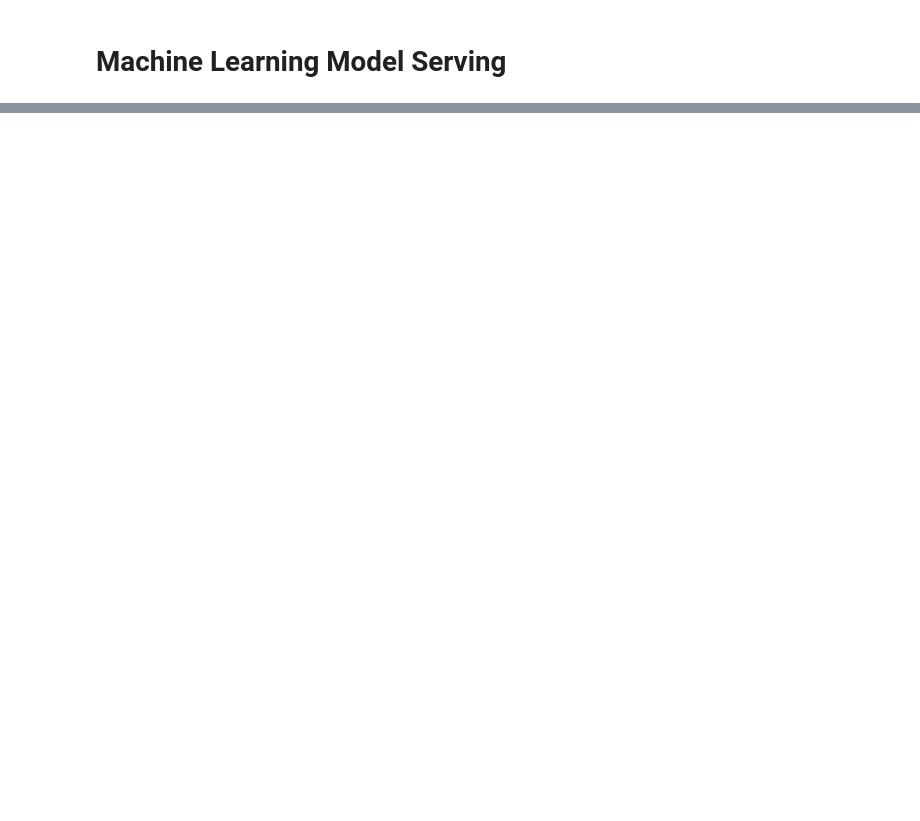
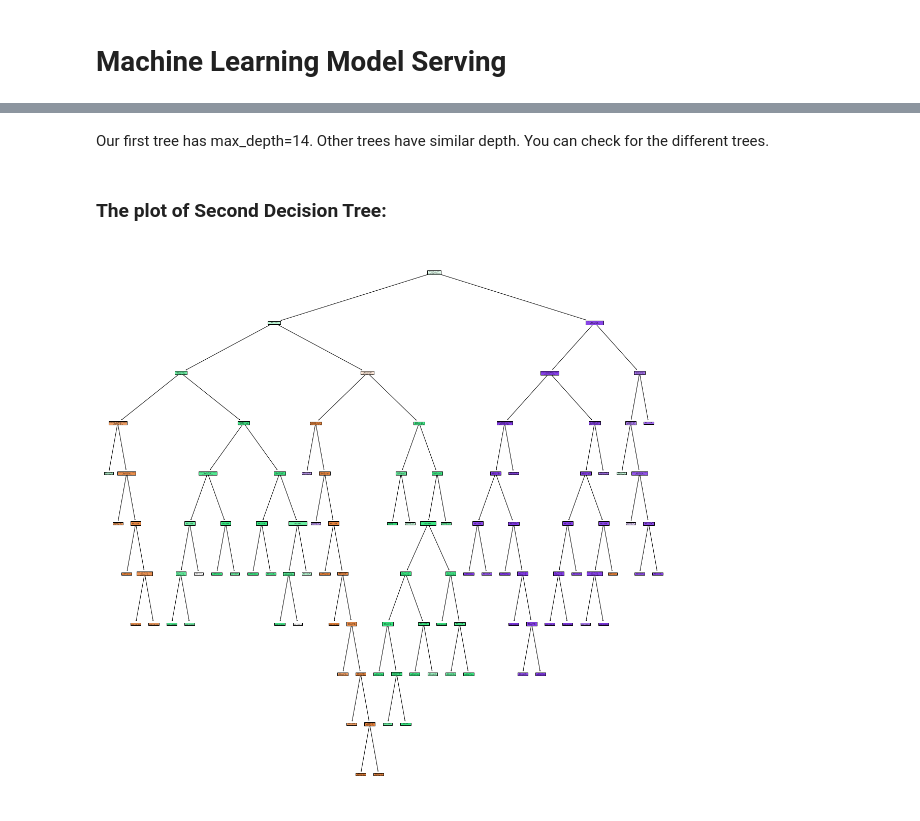
Before and after one commit to oracle-devrel/redbull-analytics-hol, a Jupyter notebook: beginners/05.ML_Model_Serving.ipynb, the cells around one changed output, grey strips where cells are left out. Cells and saved outputs as stored; diff of their text form; code cells hidden in the pictures; blank space fills up the shorter version.

```diff
--- a/beginners/05.ML_Model_Serving.ipynb
+++ b/beginners/05.ML_Model_Serving.ipynb
@@ -260,0 +486,9 @@ Model OCID: ocid1.datasciencemodel.oc1.eu-frankfurt-1.amaaaaaaht5jzvaatec52bw4bj
+# %% [markdown]
+Our first tree has max_depth=14. Other trees have similar depth. You can check for the different trees.
+# %% [markdown]
+### The plot of Second Decision Tree:
+# %%
+plt.figure(figsize=(20,20))
+_ = tree.plot_tree(loaded_model.estimators_[1], feature_names=feature_names, filled=True)
+# %% [output]
+[figure, added]
```
Also changed, not shown: parts of 91 cells of this notebook.
